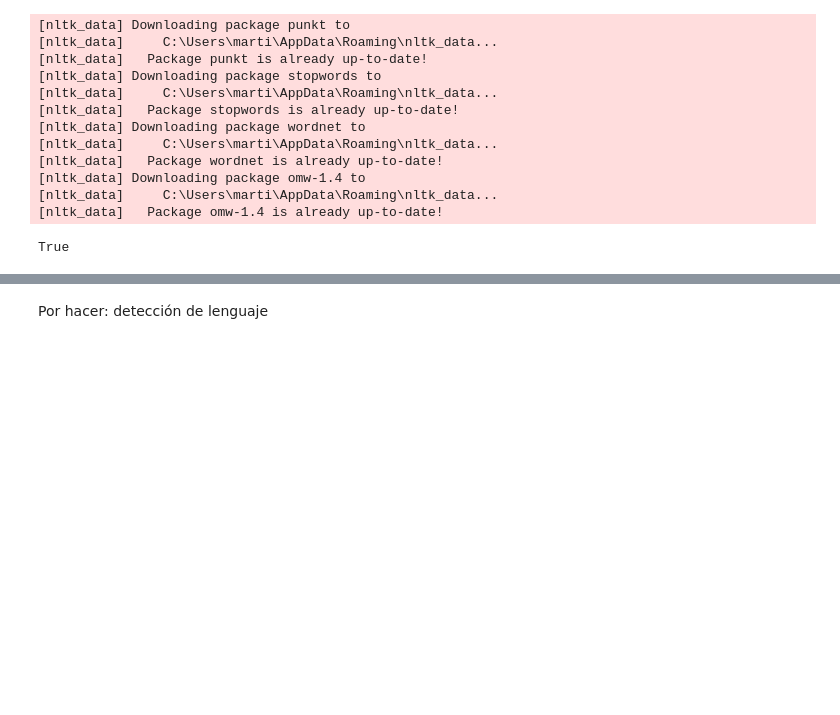
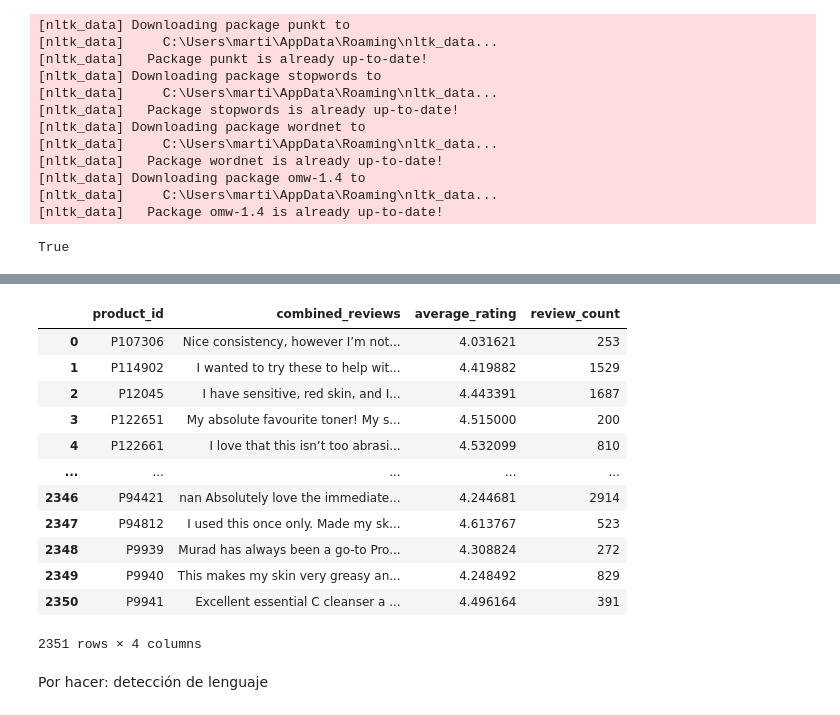
Before and after one commit to clarapinasco/Sistema_de_recomendacion_Sephora, a Jupyter notebook: nlp.ipynb, the cells around one changed output, grey strips where cells are left out. Cells and saved outputs as stored; diff of their text form; code cells hidden in the pictures; blank space fills up the shorter version.

```diff
--- a/nlp.ipynb
+++ b/nlp.ipynb
@@ -59,0 +60,27 @@ df.head()
+# %%
+df['review_text'] = df['review_text'].astype(str)
+
+# Agrupar por 'product_id', concatenar las 'review_text' y calcular el promedio de 'rating'
+grouped_df = df.groupby('product_id').agg({
+    'review_text': lambda x: ' '.join(x),
+    'rating': 'mean',
+    "author_id": "count"
+}).reset_index()
+
+# Renombrar las columnas para mayor claridad
+grouped_df.columns = ['product_id', 'combined_reviews', 'average_rating', "review_count"]
+grouped_df
+# %% [output]
+|  | product_id | combined_reviews | average_rating | review_count |
+| 0 | P107306 | Nice consistency, however I’m not... | 4.031621 | 253 |
+| 1 | P114902 | I wanted to try these to help wit... | 4.419882 | 1529 |
+| 2 | P12045 | I have sensitive, red skin, and I... | 4.443391 | 1687 |
+| 3 | P122651 | My absolute favourite toner! My s... | 4.515000 | 200 |
+| 4 | P122661 | I love that this isn’t too abrasi... | 4.532099 | 810 |
+| ... | ... | ... | ... | ... |
+| 2346 | P94421 | nan Absolutely love the immediate... | 4.244681 | 2914 |
+| 2347 | P94812 | I used this once only. Made my sk... | 4.613767 | 523 |
+| 2348 | P9939 | Murad has always been a go-to Pro... | 4.308824 | 272 |
+| 2349 | P9940 | This makes my skin very greasy an... | 4.248492 | 829 |
+| 2350 | P9941 | Excellent essential C cleanser a ... | 4.496164 | 391 |
+2351 rows × 4 columns
```
Also changed, not shown: parts of 64 cells of this notebook.
